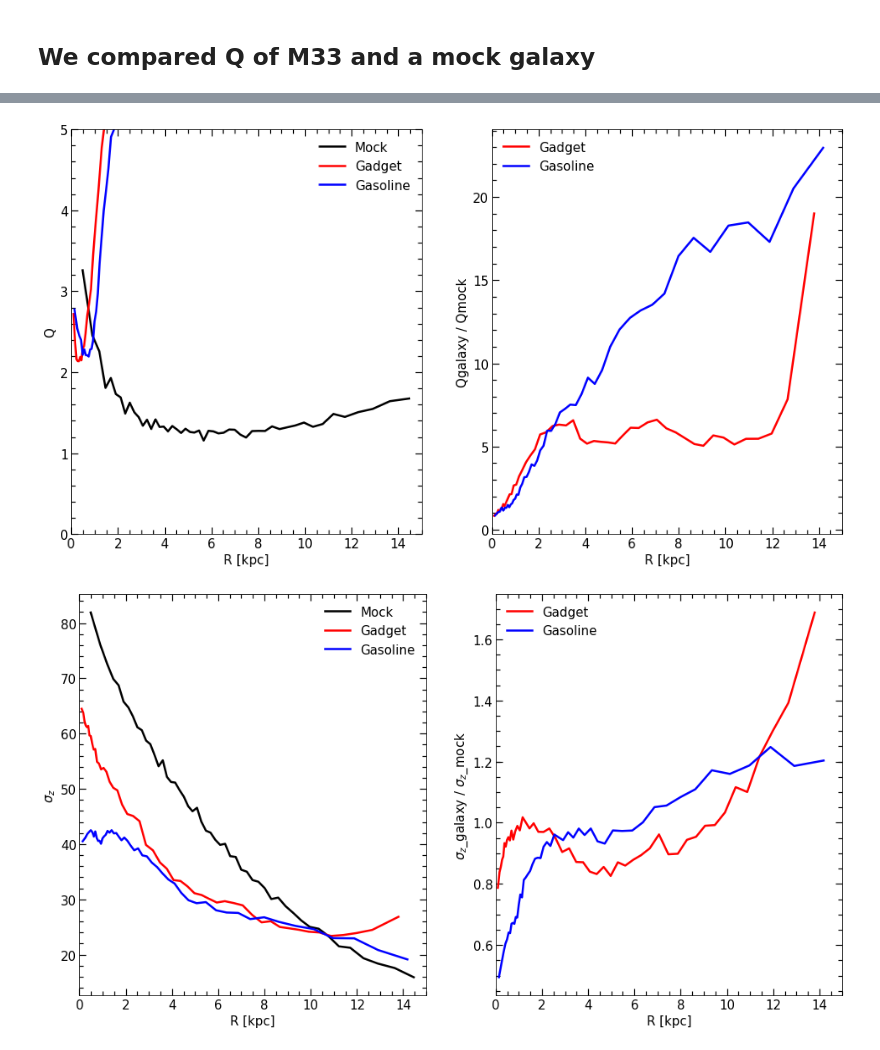
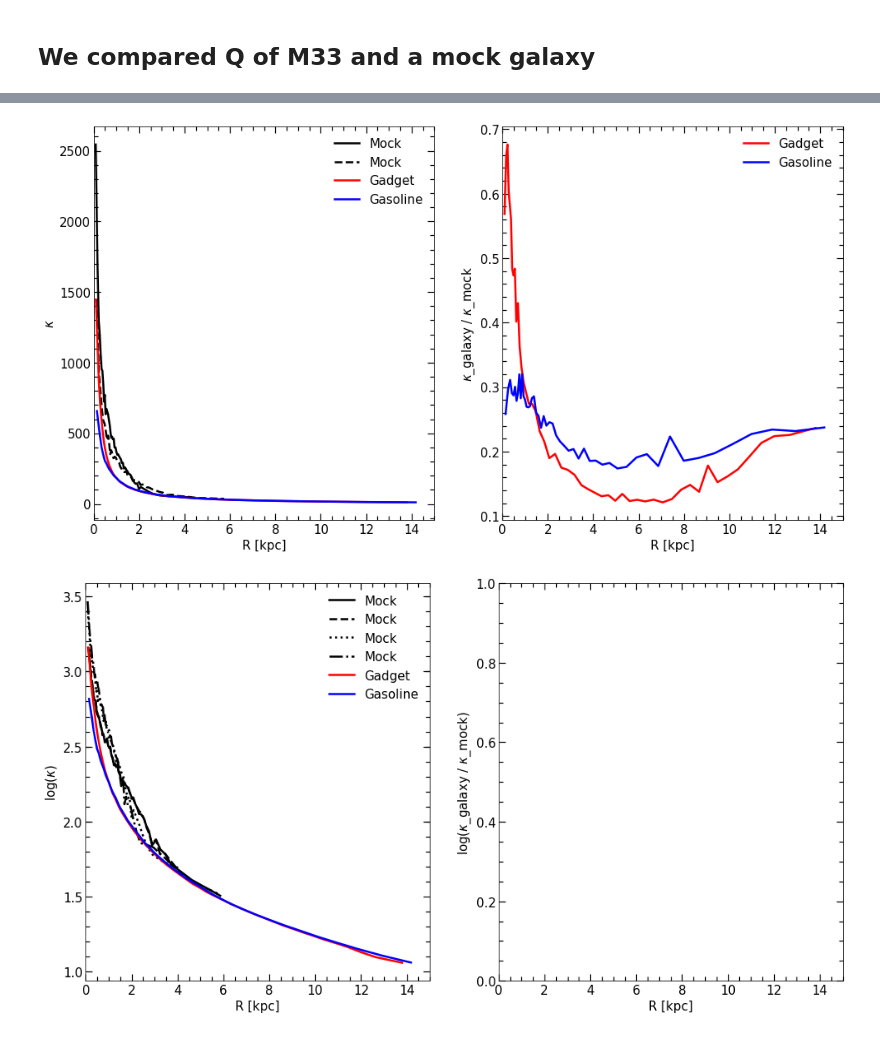
Before and after one commit to ornemarioni/Barras_GdGs, a Jupyter notebook: Barras_Gd/programs/Q_compared_test.ipynb, the cells around one changed output, grey strips where cells are left out. Drawn from its saved outputs; the diff is of its cells as text; code cells hidden in the pictures.

```diff
--- a/Barras_Gd/programs/Q_compared_test.ipynb
+++ b/Barras_Gd/programs/Q_compared_test.ipynb
@@ -4,12 +4,12 @@
 import numpy as np
 
 path = '/home/omarioni/Barras_GdGs/Barras_Gd/_data/Toomre/test/'
-data = np.loadtxt(path + 'Q_test.dat')
-Mock_rbin   = data[:,0]
-Mock_sigmaz = data[:,1]
-Mock_sigmaR = data[:,2]
-Mock_surden = data[:,4]
-Mock_Vcirc  = data[:,5]
-Mock_rvc    = data[:,6]
-Mock_Q      = data[:,7]
-Mock_kappa  = data[:,8]
+data = np.loadtxt(path + 'Q_test_mockD1.dat')
+Mockd1_rbin   = data[:,0]
+Mockd1_sigmaz = data[:,1]
+Mockd1_sigmaR = data[:,2]
+Mockd1_surden = data[:,4]
+Mockd1_Vcirc  = data[:,5]
+Mockd1_rvc    = data[:,6]
+Mockd1_Q      = data[:,7]
+Mockd1_kappa  = data[:,8]
@@ -40,38 +338,39 @@ M33GS_kappa  = data[:,7]
 # %%
 import matplotlib.pyplot as plt
 
 fig, ax = plt.subplots(nrows=1, ncols=2, figsize=(16, 8))#,sharey=True
 #                        gridspec_kw = {'height_ratios':[3,1,3,1]}
 fig.subplots_adjust(bottom=0.12, left =0.16, right = 0.95, top = 0.95)
 
-ax[0].plot(Mock_rbin, Mock_Q,'-', lw=2.5, color='k', label='Mock')
-ax[0].plot(M33GD_rbin, M33GD_Q,'-', lw=2.5, color='r', label= 'Gadget')
-ax[0].plot(M33GS_rbin, M33GS_Q,'-', lw=2.5, color='b', label= 'Gasoline')
-ax[0].set_ylim(0,5)
+ax[0].plot(Mock_rbin,  Mock_kappa, '-', lw=2.5, color='k', label='Mock')
+ax[0].plot(Mockb_rbin,  Mockb_kappa, '--', lw=2.5, color='k', label='Mock')
+ax[0].plot(M33GD_rbin, M33GD_kappa,'-', lw=2.5, color='r', label= 'Gadget')
+ax[0].plot(M33GS_rbin, M33GS_kappa,'-', lw=2.5, color='b', label= 'Gasoline')
+# ax[0].set_ylim(0,5)
 ax[0].minorticks_on()
 ax[0].tick_params( labelsize=15)
 ax[0].tick_params('both', length=5, width=1.2,which='minor', direction='in', right=True,top=True)
 ax[0].tick_params('both', length=8, width=1.2,which='major', direction='in', right=True,top=True)
-ax[0].set_ylabel('Q',fontsize=15)
+ax[0].set_ylabel('$\kappa$',fontsize=15)
 ax[0].set_xlabel('R [kpc]',fontsize=15)
 ax[0].set_xlim(0,15)
 ax[0].legend(frameon=False, fontsize=15)
 
-ax[1].plot(M33GD_rbin, M33GD_Q/Mock_Q,'-', lw=2.5, color='r', label= 'Gadget')
-ax[1].plot(M33GS_rbin, M33GS_Q/Mock_Q,'-', lw=2.5, color='b', label= 'Gasoline')
+ax[1].plot(M33GD_rbin, M33GD_kappa/Mock_kappa,'-', lw=2.5, color='r', label= 'Gadget')
+ax[1].plot(M33GS_rbin, M33GS_kappa/Mock_kappa,'-', lw=2.5, color='b', label= 'Gasoline')
 # ax[1].set_ylim(0,5)
 ax[1].minorticks_on()
 ax[1].tick_params( labelsize=15)
 ax[1].tick_params('both', length=5, width=1.2,which='minor', direction='in', right=True,top=True)
 ax[1].tick_params('both', length=8, width=1.2,which='major', direction='in', right=True,top=True)
-ax[1].set_ylabel('Qgalaxy / Qmock',fontsize=15)
+ax[1].set_ylabel('$\kappa$_galaxy / $\kappa$_mock',fontsize=15)
 ax[1].set_xlabel('R [kpc]',fontsize=15)
 ax[1].set_xlim(0,15)
 ax[1].legend(frameon=False, fontsize=15)
 
 plt.show()
 # %% [output]
-[figure, old version]
+[figure, new version]
 # %%
 import matplotlib.pyplot as plt
 
@@ -79,31 +378,34 @@ fig, ax = plt.subplots(nrows=1, ncols=2, figsize=(16, 8))#,sharey=True
 #                        gridspec_kw = {'height_ratios':[3,1,3,1]}
 fig.subplots_adjust(bottom=0.12, left =0.16, right = 0.95, top = 0.95)
 
-ax[0].plot(Mock_rbin, Mock_sigmaz,'-', lw=2.5, color='k', label='Mock')
-ax[0].plot(M33GD_rbin, M33GD_sigmaz,'-', lw=2.5, color='r', label= 'Gadget')
-ax[0].plot(M33GS_rbin, M33GS_sigmaz,'-', lw=2.5, color='b', label= 'Gasoline')
+ax[0].plot(Mockd3_rbin, np.log10( Mockd3_kappa) ,'-', lw=2.5, color='k', label='Mock')
+ax[0].plot(Mockd3b_rbin, np.log10(Mockd3b_kappa) ,'--', lw=2.5, color='k', label='Mock')
+ax[0].plot(Mockd3c_rbin, np.log10(Mockd3c_kappa) ,':', lw=2.5, color='k', label='Mock')
+ax[0].plot(Mockd3g_rbin, np.log10(Mockd3g_kappa) ,'-.', lw=2.5, color='k', label='Mock')
+ax[0].plot(M33GD_rbin, np.log10(M33GD_kappa),'-', lw=2.5, color='r', label= 'Gadget')
+ax[0].plot(M33GS_rbin, np.log10(M33GS_kappa),'-', lw=2.5, color='b', label= 'Gasoline')
 # ax[0].set_ylim(0,5)
 ax[0].minorticks_on()
 ax[0].tick_params( labelsize=15)
 ax[0].tick_params('both', length=5, width=1.2,which='minor', direction='in', right=True,top=True)
 ax[0].tick_params('both', length=8, width=1.2,which='major', direction='in', right=True,top=True)
-ax[0].set_ylabel('$\sigma_z$',fontsize=15)
+ax[0].set_ylabel('log($\kappa$)',fontsize=15)
 ax[0].set_xlabel('R [kpc]',fontsize=15)
 ax[0].set_xlim(0,15)
 ax[0].legend(frameon=False, fontsize=15)
 
-ax[1].plot(M33GD_rbin, M33GD_sigmaz/Mock_sigmaz,'-', lw=2.5, color='r', label= 'Gadget')
-ax[1].plot(M33GS_rbin, M33GS_sigmaz/Mock_sigmaz,'-', lw=2.5, color='b', label= 'Gasoline')
+# ax[1].plot(M33GD_rbin, np.log10(M33GD_kappa/Mock_kappa),'-', lw=2.5, color='r', label= 'Gadget')
+# ax[1].plot(M33GS_rbin, np.log10(M33GS_kappa/Mock_kappa),'-', lw=2.5, color='b', label= 'Gasoline')
 # ax[1].set_ylim(0,5)
 ax[1].minorticks_on()
 ax[1].tick_params( labelsize=15)
 ax[1].tick_params('both', length=5, width=1.2,which='minor', direction='in', right=True,top=True)
 ax[1].tick_params('both', length=8, width=1.2,which='major', direction='in', right=True,top=True)
-ax[1].set_ylabel('$\sigma_z$_galaxy / $\sigma_z$_mock',fontsize=15)
+ax[1].set_ylabel('log($\kappa$_galaxy / $\kappa$_mock)',fontsize=15)
 ax[1].set_xlabel('R [kpc]',fontsize=15)
 ax[1].set_xlim(0,15)
 ax[1].legend(frameon=False, fontsize=15)
 
 plt.show()
 # %% [output]
-[figure, old version]
+[figure, new version]
```
Also changed, not shown: parts of 17 cells of this notebook, 6 other files.
